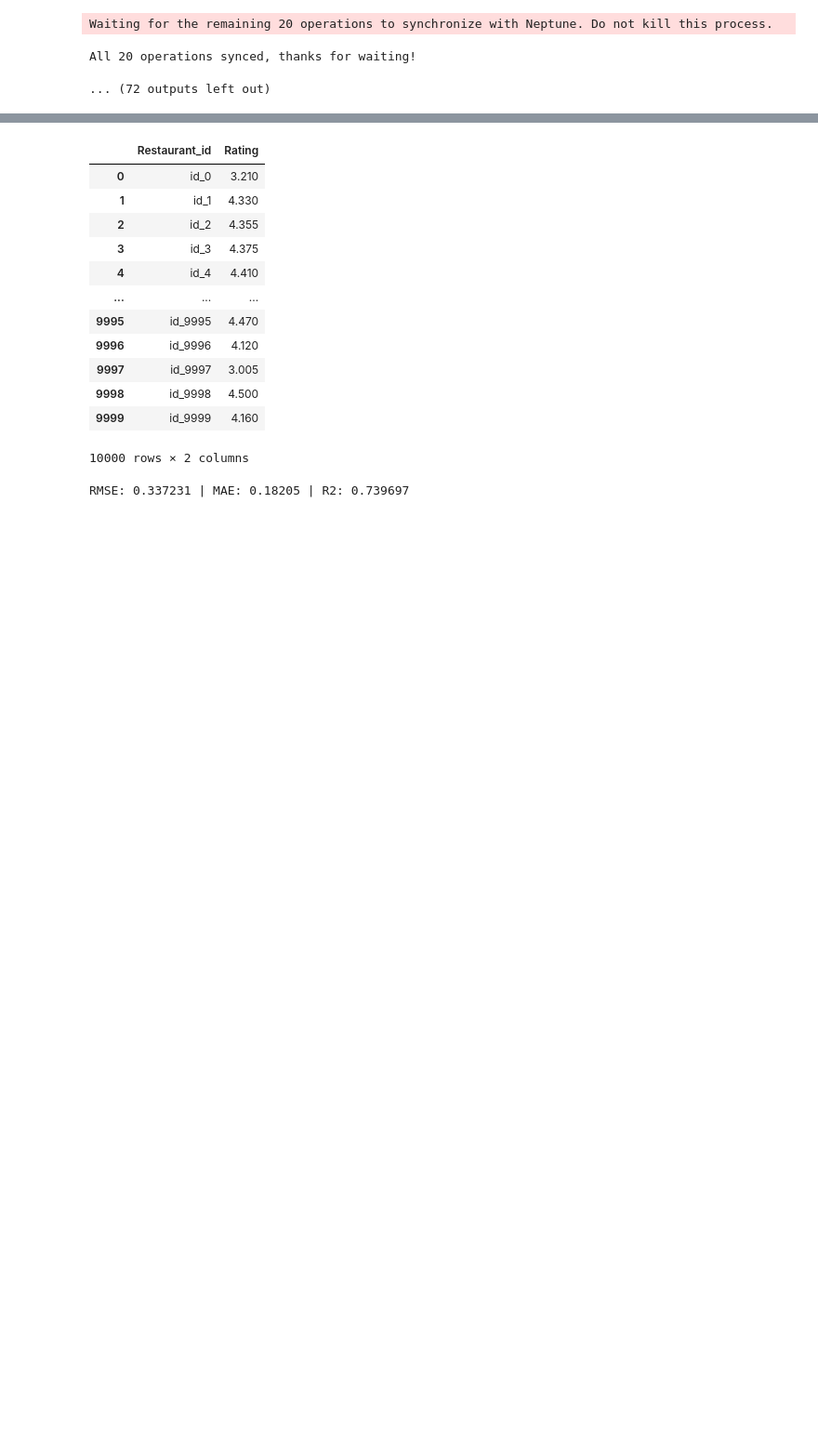
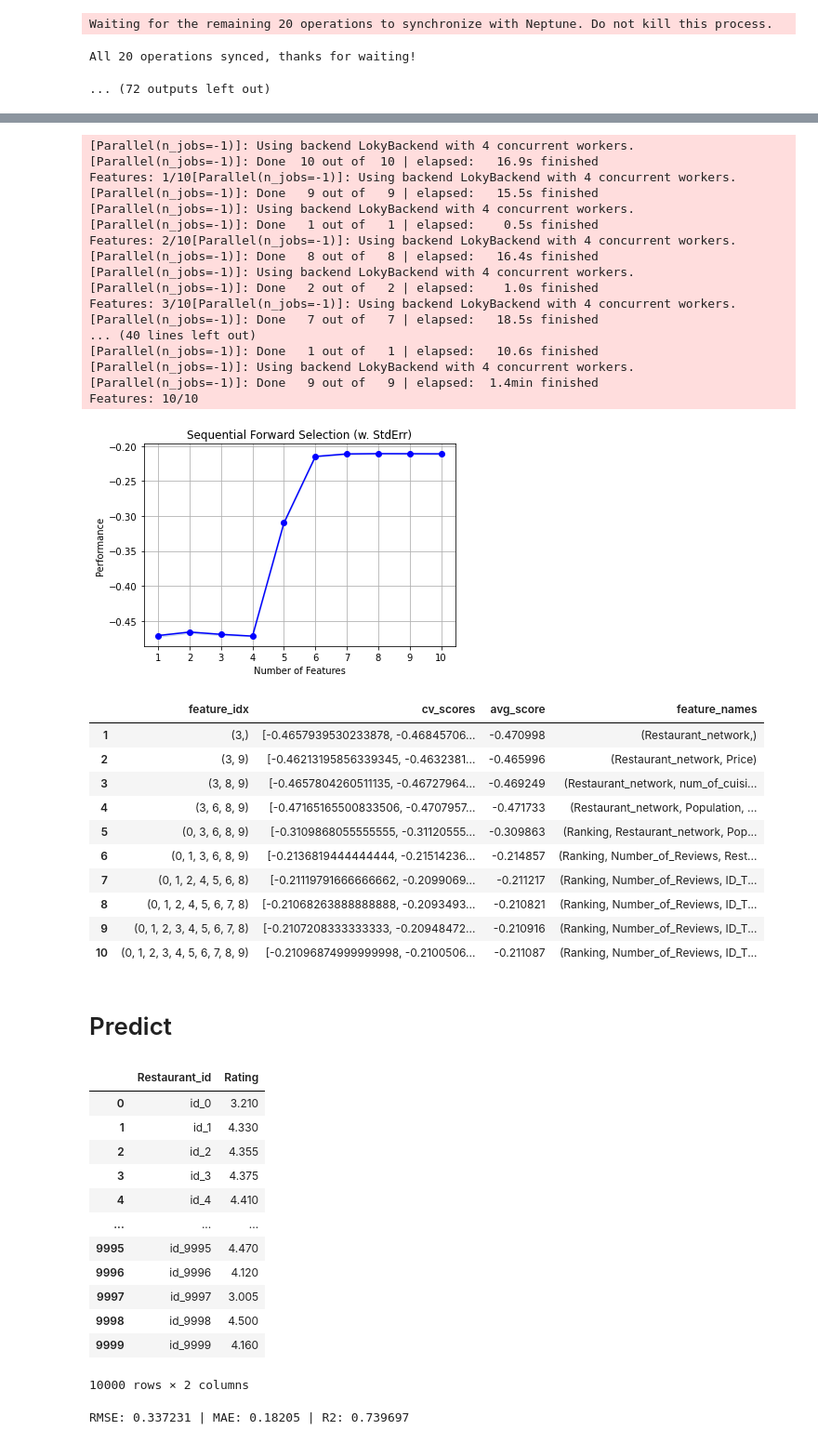
Before and after one commit to alxkzncoff/tripadvisor_rating_prediction, a Jupyter notebook: ml/random_forest.ipynb, the cells around one changed output, grey strips where cells are left out. Shown at 93% size. Cells and saved outputs as stored; diff of their text form; code cells hidden in the pictures; blank space fills up the shorter version.

```diff
--- a/ml/random_forest.ipynb
+++ b/ml/random_forest.ipynb
@@ -264,3 +327,55 @@ All 20 operations synced, thanks for waiting!
+# %%
+# Step-wise Selection
+sffs = SFS(RandomForestRegressor(n_estimators = 90, n_jobs=-1, random_state=RANDOM_SEED),
+          k_features=10,
+          forward=True,
+          floating=True,
+          scoring='neg_mean_absolute_error',
+          cv=5,
+          verbose=1,
+          n_jobs=-1)
+
+sffs = sffs.fit(X, y, custom_feature_names=X.columns)
+fig = plot_sfs(sffs.get_metric_dict(), kind='std_err')
+
+plt.title('Sequential Forward Selection (w. StdErr)')
+plt.grid()
+plt.show()
+
+df_SFFS_results = pd.DataFrame(sffs.subsets_).transpose()
+df_SFFS_results
+# %% [output]
+[Parallel(n_jobs=-1)]: Using backend LokyBackend with 4 concurrent workers.
+[Parallel(n_jobs=-1)]: Done  10 out of  10 | elapsed:   16.9s finished
+Features: 1/10[Parallel(n_jobs=-1)]: Using backend LokyBackend with 4 concurrent workers.
+[Parallel(n_jobs=-1)]: Done   9 out of   9 | elapsed:   15.5s finished
+[Parallel(n_jobs=-1)]: Using backend LokyBackend with 4 concurrent workers.
+[Parallel(n_jobs=-1)]: Done   1 out of   1 | elapsed:    0.5s finished
+Features: 2/10[Parallel(n_jobs=-1)]: Using backend LokyBackend with 4 concurrent workers.
+[Parallel(n_jobs=-1)]: Done   8 out of   8 | elapsed:   16.4s finished
+[Parallel(n_jobs=-1)]: Using backend LokyBackend with 4 concurrent workers.
+[Parallel(n_jobs=-1)]: Done   2 out of   2 | elapsed:    1.0s finished
+Features: 3/10[Parallel(n_jobs=-1)]: Using backend LokyBackend with 4 concurrent workers.
+[Parallel(n_jobs=-1)]: Done   7 out of   7 | elapsed:   18.5s finished
+... (40 lines left out)
+[Parallel(n_jobs=-1)]: Done   1 out of   1 | elapsed:   10.6s finished
+[Parallel(n_jobs=-1)]: Using backend LokyBackend with 4 concurrent workers.
+[Parallel(n_jobs=-1)]: Done   9 out of   9 | elapsed:  1.4min finished
+Features: 10/10
+[figure, added]
+|  | feature_idx | cv_scores | avg_score | feature_names |
+| 1 | (3,) | [-0.4657939530233878, -0.46845706... | -0.470998 | (Restaurant_network,) |
+| 2 | (3, 9) | [-0.46213195856339345, -0.4632381... | -0.465996 | (Restaurant_network, Price) |
+| 3 | (3, 8, 9) | [-0.4657804260511135, -0.46727964... | -0.469249 | (Restaurant_network, num_of_cuisi... |
+| 4 | (3, 6, 8, 9) | [-0.47165165500833506, -0.4707957... | -0.471733 | (Restaurant_network, Population, ... |
+| 5 | (0, 3, 6, 8, 9) | [-0.3109868055555555, -0.31120555... | -0.309863 | (Ranking, Restaurant_network, Pop... |
+| 6 | (0, 1, 3, 6, 8, 9) | [-0.2136819444444444, -0.21514236... | -0.214857 | (Ranking, Number_of_Reviews, Rest... |
+| 7 | (0, 1, 2, 4, 5, 6, 8) | [-0.21119791666666662, -0.2099069... | -0.211217 | (Ranking, Number_of_Reviews, ID_T... |
+| 8 | (0, 1, 2, 4, 5, 6, 7, 8) | [-0.21068263888888888, -0.2093493... | -0.210821 | (Ranking, Number_of_Reviews, ID_T... |
+| 9 | (0, 1, 2, 3, 4, 5, 6, 7, 8) | [-0.2107208333333333, -0.20948472... | -0.210916 | (Ranking, Number_of_Reviews, ID_T... |
+| 10 | (0, 1, 2, 3, 4, 5, 6, 7, 8, 9) | [-0.21096874999999998, -0.2100506... | -0.211087 | (Ranking, Number_of_Reviews, ID_T... |
+# %% [markdown]
+# Predict
 # %%
 sample_submission = pd.read_csv('../data/sample_submission.csv')
 # %%
```
Also changed, not shown: parts of 6 cells of this notebook.
